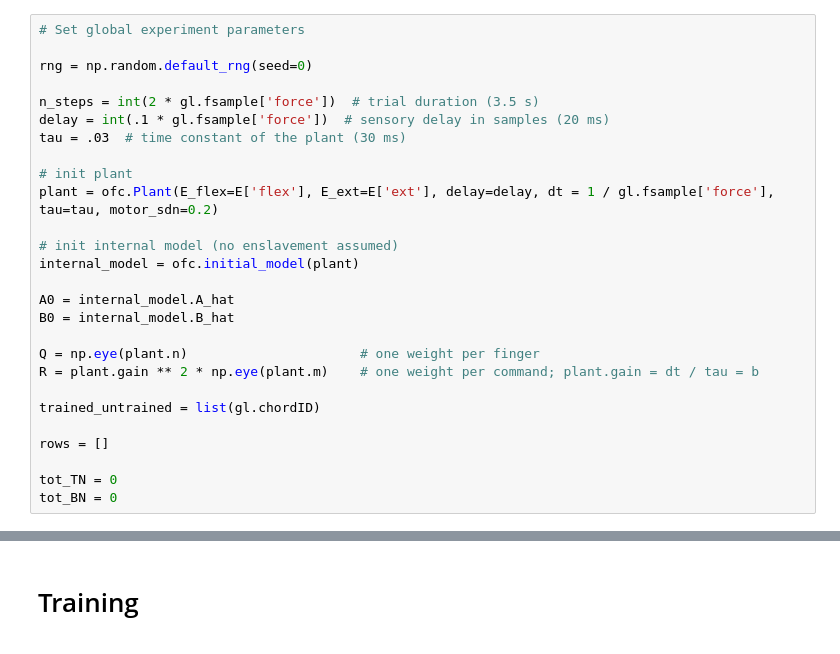
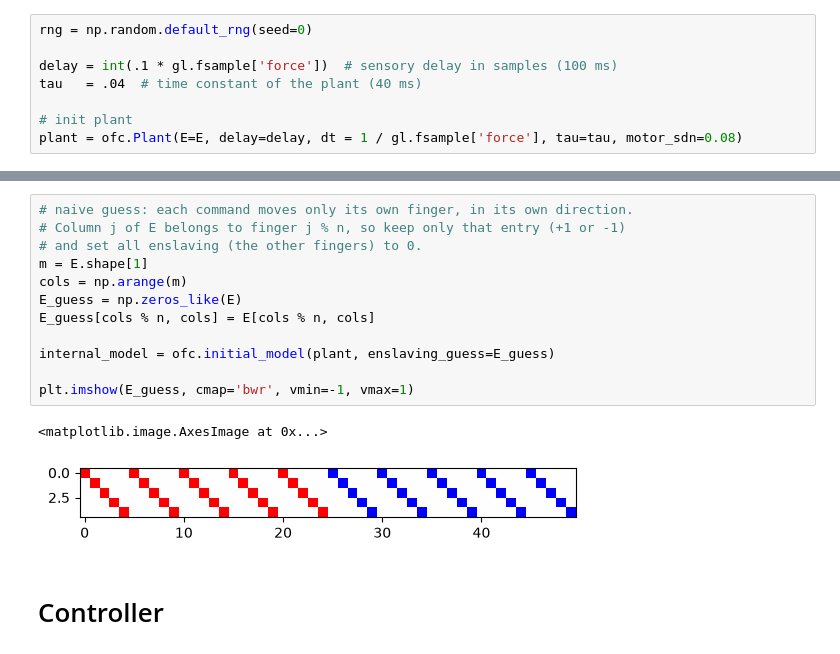
Before and after one commit to mnlmrc/EFC_learningfMRI, a Jupyter notebook: notebooks/simulation.ipynb, the cells around one changed output, grey strips where cells are left out. Drawn from its saved outputs; the diff is of its cells as text.

```diff
--- a/notebooks/simulation.ipynb
+++ b/notebooks/simulation.ipynb
@@ -47,27 +62,8 @@ E
 # %%
-# Set global experiment parameters
-
 rng = np.random.default_rng(seed=0)
 
-n_steps = int(2 * gl.fsample['force'])  # trial duration (3.5 s)
-delay = int(.1 * gl.fsample['force'])  # sensory delay in samples (20 ms)
-tau = .03  # time constant of the plant (30 ms)
+delay = int(.1 * gl.fsample['force'])  # sensory delay in samples (100 ms)
+tau   = .04  # time constant of the plant (40 ms)
 
 # init plant
-plant = ofc.Plant(E_flex=E['flex'], E_ext=E['ext'], delay=delay, dt = 1 / gl.fsample['force'], tau=tau, motor_sdn=0.2)
-
-# init internal model (no enslavement assumed)
-internal_model = ofc.initial_model(plant)
-
-A0 = internal_model.A_hat
-B0 = internal_model.B_hat
-
-Q = np.eye(plant.n)                      # one weight per finger
-R = plant.gain ** 2 * np.eye(plant.m)    # one weight per command; plant.gain = dt / tau = b
-
-trained_untrained = list(gl.chordID)
-
-rows = []
-
-tot_TN = 0
-tot_BN = 0
+plant = ofc.Plant(E=E, delay=delay, dt = 1 / gl.fsample['force'], tau=tau, motor_sdn=0.08)
@@ -114,2 +73,17 @@ for BN in range(n_block):
+# %%
+# naive guess: each command moves only its own finger, in its own direction.
+# Column j of E belongs to finger j % n, so keep only that entry (+1 or -1)
+# and set all enslaving (the other fingers) to 0.
+m = E.shape[1]
+cols = np.arange(m)
+E_guess = np.zeros_like(E)
+E_guess[cols % n, cols] = E[cols % n, cols]
+
+internal_model = ofc.initial_model(plant, enslaving_guess=E_guess)
+
+plt.imshow(E_guess, cmap='bwr', vmin=-1, vmax=1)
+# %% [output]
+<matplotlib.image.AxesImage at 0x...>
+[figure, added]
 # %% [markdown]
-# Training
+# Controller
```
Also changed, not shown: parts of 18 cells of this notebook, 1 other file.
